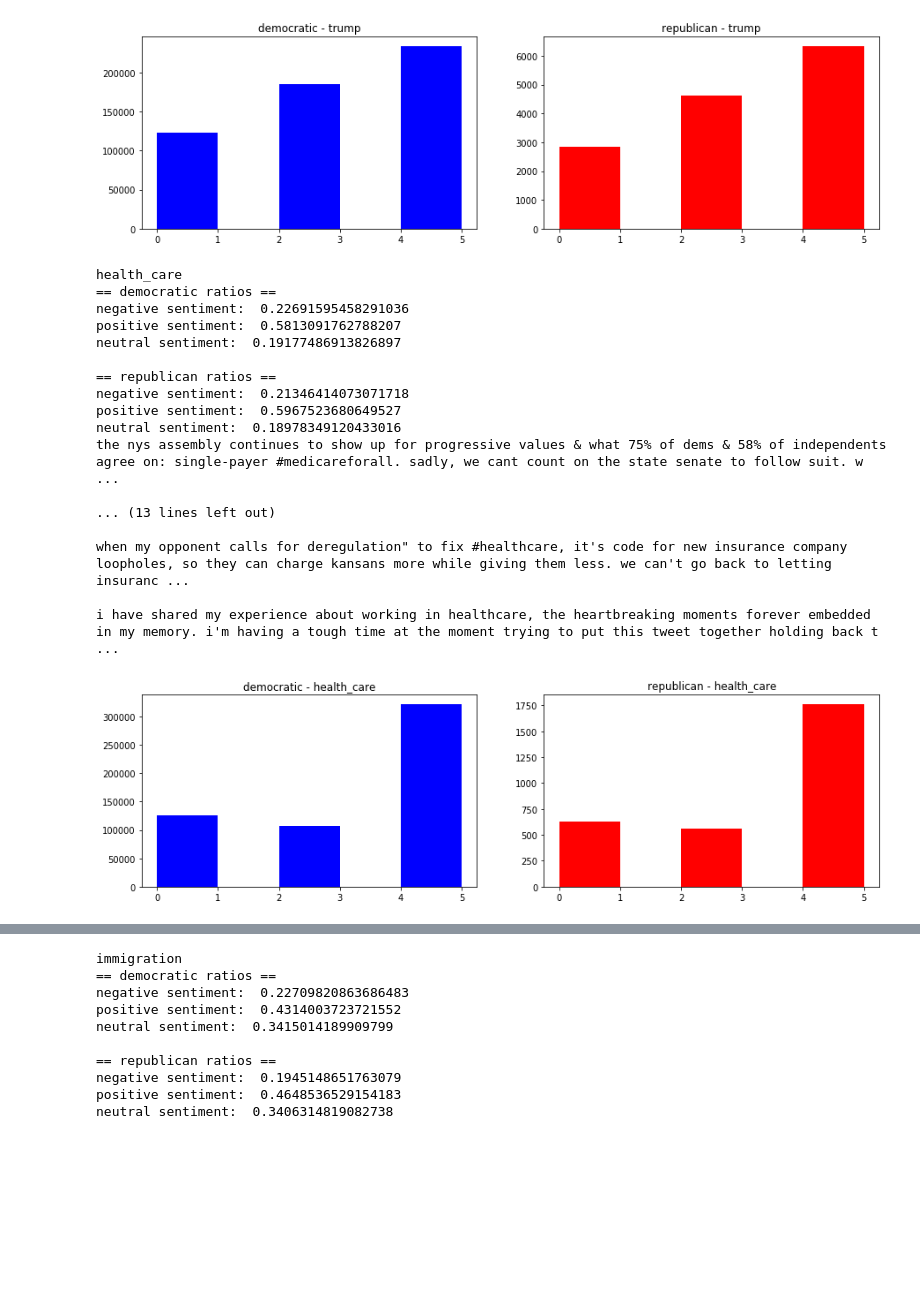
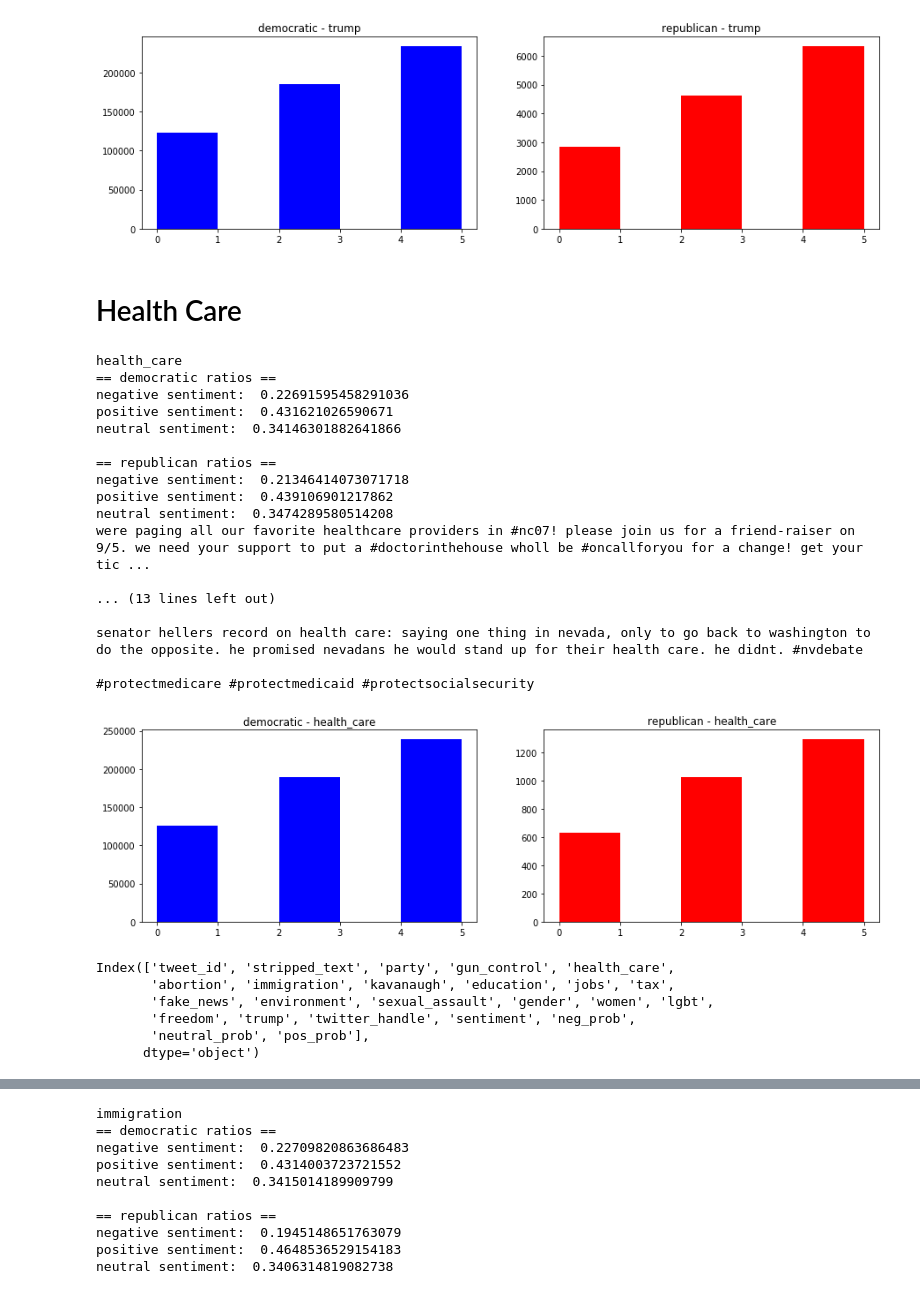
Before and after one commit to charles-tan/POCA, a Jupyter notebook: notebooks/topics_analysis.ipynb, the cells around one changed output, grey strips where cells are left out. Cells and saved outputs as stored; diff of their text form; code cells hidden in the pictures; blank space fills up the shorter version.

Commit message:
working on topic analysis

```diff
--- a/notebooks/topics_analysis.ipynb
+++ b/notebooks/topics_analysis.ipynb
@@ -453,29 +401,40 @@ if we are going to change the conversation in washington on the issue of protect
 # %%
 dem_trump = tweets_topic_sa[(tweets_topic_sa['trump'] == 1) & tweets_topic_sa['party'] == 0]
 rep_trump = tweets_topic_sa[(tweets_topic_sa['trump'] == 1) & tweets_topic_sa['party'] == 1]
+# %% [markdown]
+# Health Care
 # %%
 topic = 'health_care'
 
 df, df1 = plot_topic('health_care')
-for t in tweets_topic_sa[(tweets_topic_sa['health_care'] == 1) & (tweets_topic_sa['party'] == 0)].sample(10).stripped_text:
-    print(t, '\n')
+# for t in tweets_topic_sa[(tweets_topic_sa['health_care'] == 1) & (tweets_topic_sa['party'] == 0)].sample(10).stripped_text:
+#     print(t, '\n')
 # print_sentiment_breakdown(df, df1)
 # %% [output]
 health_care
 == democratic ratios ==
 negative sentiment:  0.22691595458291036
-positive sentiment:  0.5813091762788207
-neutral sentiment:  0.19177486913826897
+positive sentiment:  0.431621026590671
+neutral sentiment:  0.34146301882641866
 
 == republican ratios ==
 negative sentiment:  0.21346414073071718
-positive sentiment:  0.5967523680649527
-neutral sentiment:  0.18978349120433016
-the nys assembly continues to show up for progressive values & what 75% of dems & 58% of independents agree on: single-payer #medicareforall. sadly, we cant count on the state senate to follow suit. w ...
+positive sentiment:  0.439106901217862
+neutral sentiment:  0.3474289580514208
+were paging all our favorite healthcare providers in #nc07! please join us for a friend-raiser on 9/5. we need your support to put a #doctorinthehouse wholl be #oncallforyou for a change! get your tic ...
 
 ... (13 lines left out)
 
-when my opponent calls for deregulation" to fix #healthcare, it's code for new insurance company loopholes, so they can charge kansans more while giving them less. we can't go back to letting insuranc ...
+senator hellers record on health care: saying one thing in nevada, only to go back to washington to do the opposite. he promised nevadans he would stand up for their health care. he didnt. #nvdebate
 
-i have shared my experience about working in healthcare, the heartbreaking moments forever embedded in my memory. i'm having a tough time at the moment trying to put this tweet together holding back t ...
+#protectmedicare #protectmedicaid #protectsocialsecurity
-[figure, old version]
+[figure, new version]
+# %%
+dem_win_df.columns
+# %% [output]
+Index(['tweet_id', 'stripped_text', 'party', 'gun_control', 'health_care',
+       'abortion', 'immigration', 'kavanaugh', 'education', 'jobs', 'tax',
+       'fake_news', 'environment', 'sexual_assault', 'gender', 'women', 'lgbt',
+       'freedom', 'trump', 'twitter_handle', 'sentiment', 'neg_prob',
+       'neutral_prob', 'pos_prob'],
+      dtype='object')
```
Also changed, not shown: parts of 22 cells of this notebook, 2 other files.
